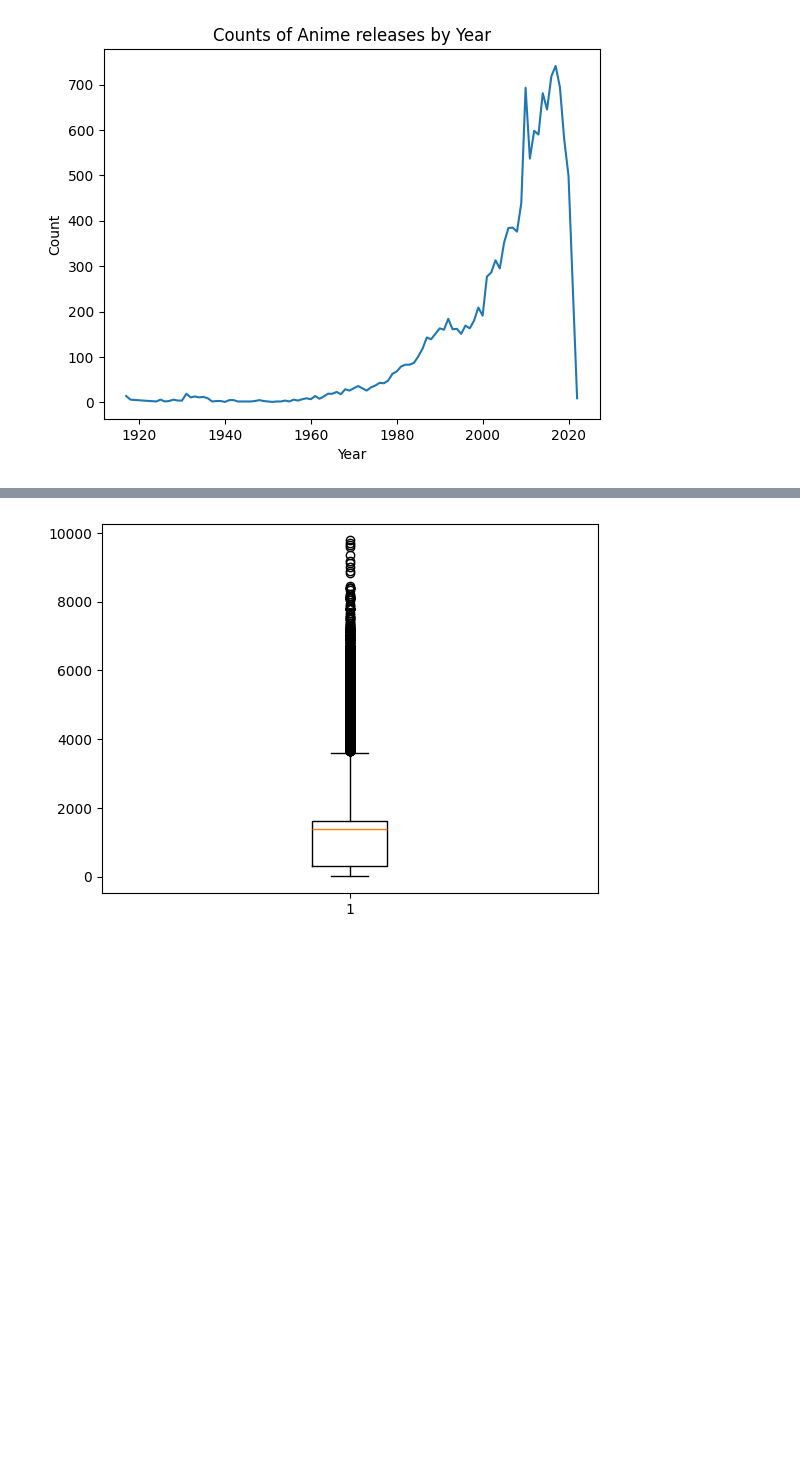
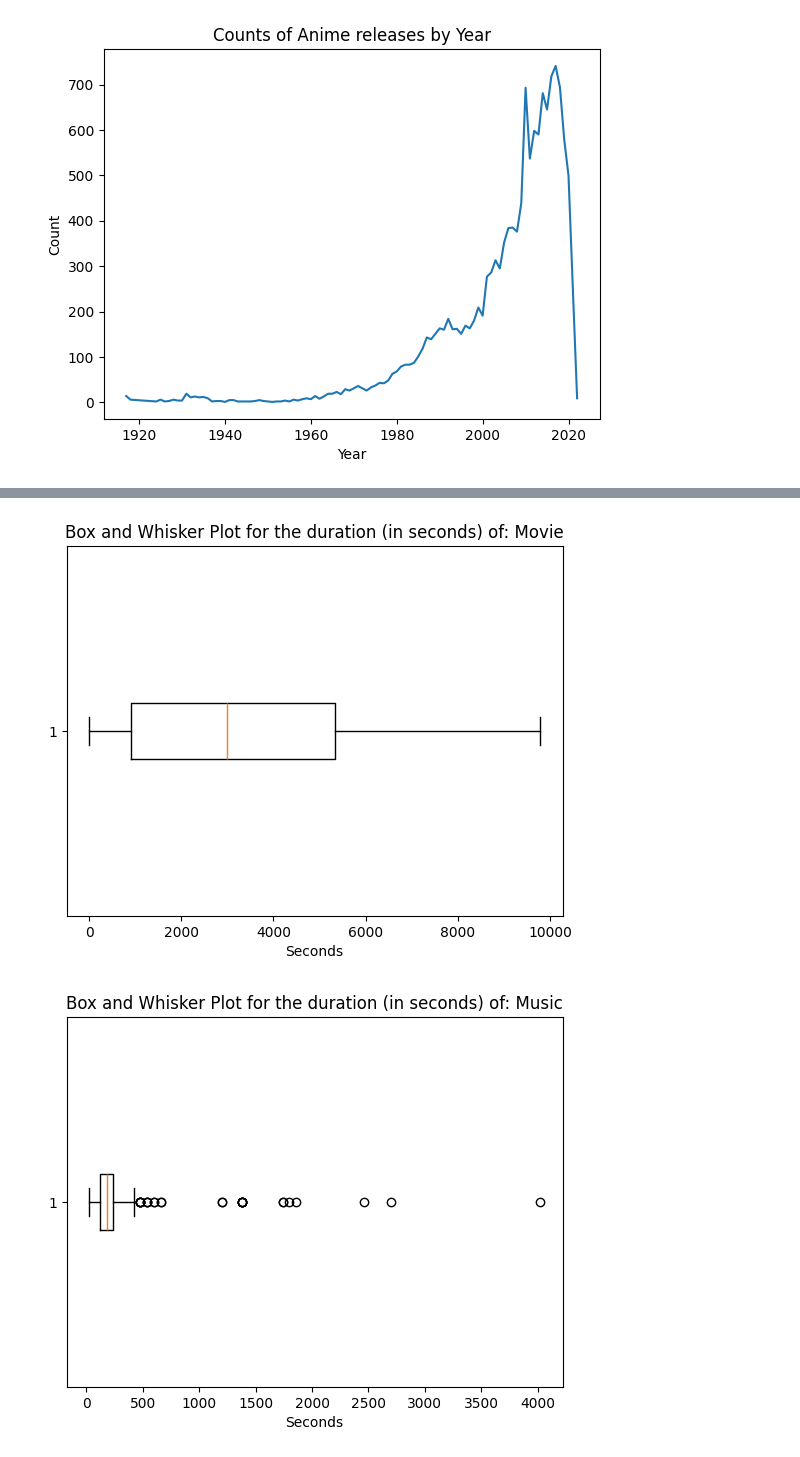
Before and after one commit to RyanErm/ML4021_FinalProject, a Jupyter notebook: notebooks/eda.ipynb, the cells around one changed output, grey strips where cells are left out. Saved outputs shown, nothing was run; the diff lists cells and outputs as text; code cells hidden in the pictures; blank space fills up the shorter version.

```diff
--- a/notebooks/eda.ipynb
+++ b/notebooks/eda.ipynb
@@ -148,5 +113,11 @@ np.False_
-# %%
-plt.boxplot(df["Seconds"])
-plt.show()
-# %% [output]
-[figure, removed]
+# %%
+for type in ['Type_Movie', 'Type_Music', 'Type_ONA', 'Type_OVA', 'Type_Special', 'Type_TV', 'Type_Unknown']:
+    df_type = df[df[type]==1]
+    name = type.split("_")[1]
+    plt.boxplot(df_type["Seconds"], vert=False)
+    plt.xlabel("Seconds")
+    plt.title(f"Box and Whisker Plot for the duration (in seconds) of: {name}")
+    plt.show()
+# %% [output]
+[figure, added]
+[figure, added]
```
Also changed, not shown: parts of 6 cells of this notebook.
